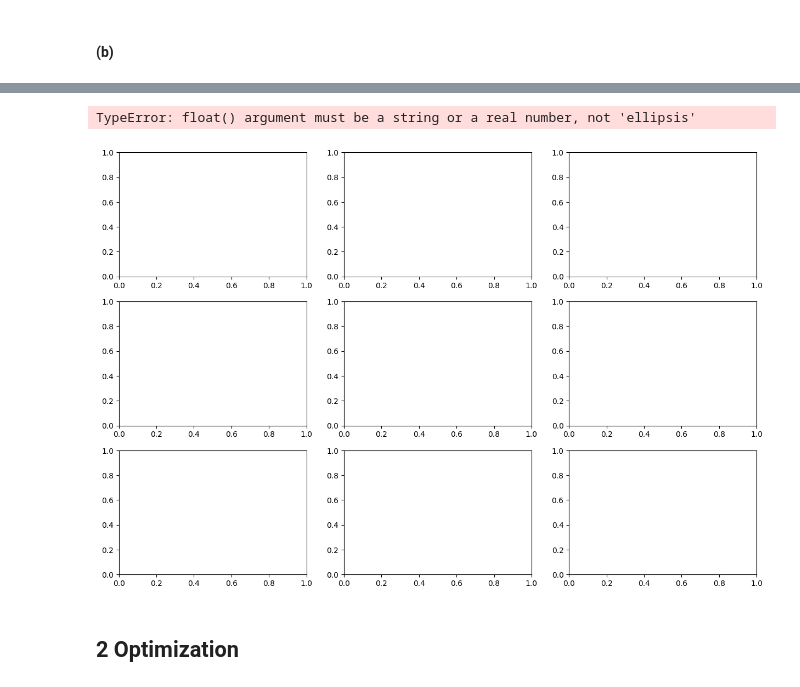
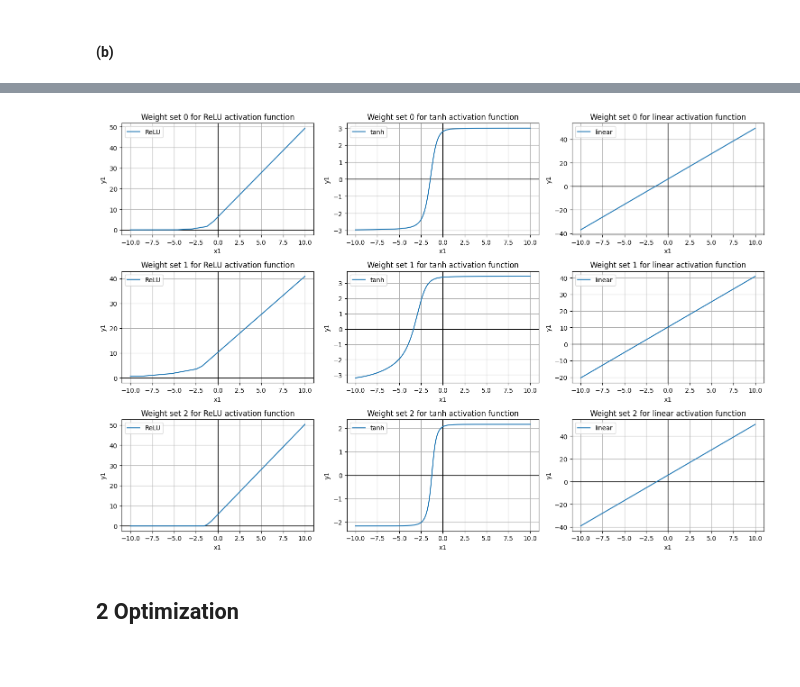
Before and after one commit to vasile-bezer/nn-and-dl2025, a Jupyter notebook: assigment_1.ipynb, the cells around one changed output, grey strips where cells are left out. Saved outputs shown, nothing was run; the diff lists cells and outputs as text; code cells hidden in the pictures; blank space fills up the shorter version.

```diff
--- a/assigment_1.ipynb
+++ b/assigment_1.ipynb
@@ -130,0 +74,6 @@ with torch.no_grad():
+# %%
+print(f"Visualizing random weights")
+for i, weight_set in enumerate(weight_sets):
+    print(f"Weight Set {i + 1}:")
+    for j, weights in enumerate(weight_set):
+        print(f"Layer {j + 1} Weights:\n{weights.numpy()}\n")
@@ -131,2 +98,28 @@ with torch.no_grad():
+# %%
+with torch.no_grad():
+	for function_idx, activation_function in enumerate(activation_function_list):
+		neural_network = nn.Sequential(
+			nn.Linear(5, 5, bias=False) 	# 1 layer (idx 0)
+			,activation_function			# 2 layer (idx 1)
+			,nn.Linear(5, 5, bias=False)	# 3 layer (idx 2)
+			,activation_function			# 4 layer
+			,nn.Linear(5, 5, bias=False),	# 5 layer
+		)
+		for weight_idx, weight_set in enumerate(weight_sets):
+			neural_network[0].weight.copy_(weight_set[0])
+			neural_network[2].weight.copy_(weight_set[1])
+			neural_network[4].weight.copy_(weight_set[2])
+
+			for idx, x_i in enumerate(x):
+				input = torch.cat((x_i.reshape(1), x_rest), -1)
+				# print(input)
+				results[function_idx][weight_idx][idx] = neural_network(input)[0]
+
+# print(w1)
+# print(neural_network_relu[0].weight)
+# print(w2)
+# print(neural_network_relu[2].weight)
+# print(w3)
+# print(neural_network_relu[4].weight)
 # %% [markdown]
 #### (b)
@@ -184,21 +126,24 @@ plt.show()
 # %%
 ...
 
 # Code for reporting the 9 plots:
 fig, axs = plt.subplots(nrows=3, ncols=3, figsize=(15, 10))
 for i in range(3): # loop over rows of plot
     ...
     for j in range(3): # loop over cols of plot
         ...
-        axs[i, j].plot(...)
-        axs[i, j].set_title(...)
+        axs[i, j].grid()
+        axs[i, j].axhline(linewidth = 1, color = "black")
+        axs[i, j].axvline(linewidth = 1, color = "black")
+        axs[i, j].plot(x, results[j][i], label = f"{activation_function_names[j]}")
+        axs[i, j].set_title(f"Weight set {i} for {activation_function_names[j]} activation function")
         axs[i, j].set_xlabel('x1')
         axs[i, j].set_ylabel('y1')
+        axs[i, j].legend()
 plt.tight_layout()
 plt.show()
 # %% [output]
-TypeError: float() argument must be a string or a real number, not 'ellipsis'
-[figure, old version]
+[figure, new version]
 # %% [markdown]
 ## 2 Optimization
 # %% [markdown]
```
Also changed, not shown: parts of 8 cells of this notebook, 1 other file.
